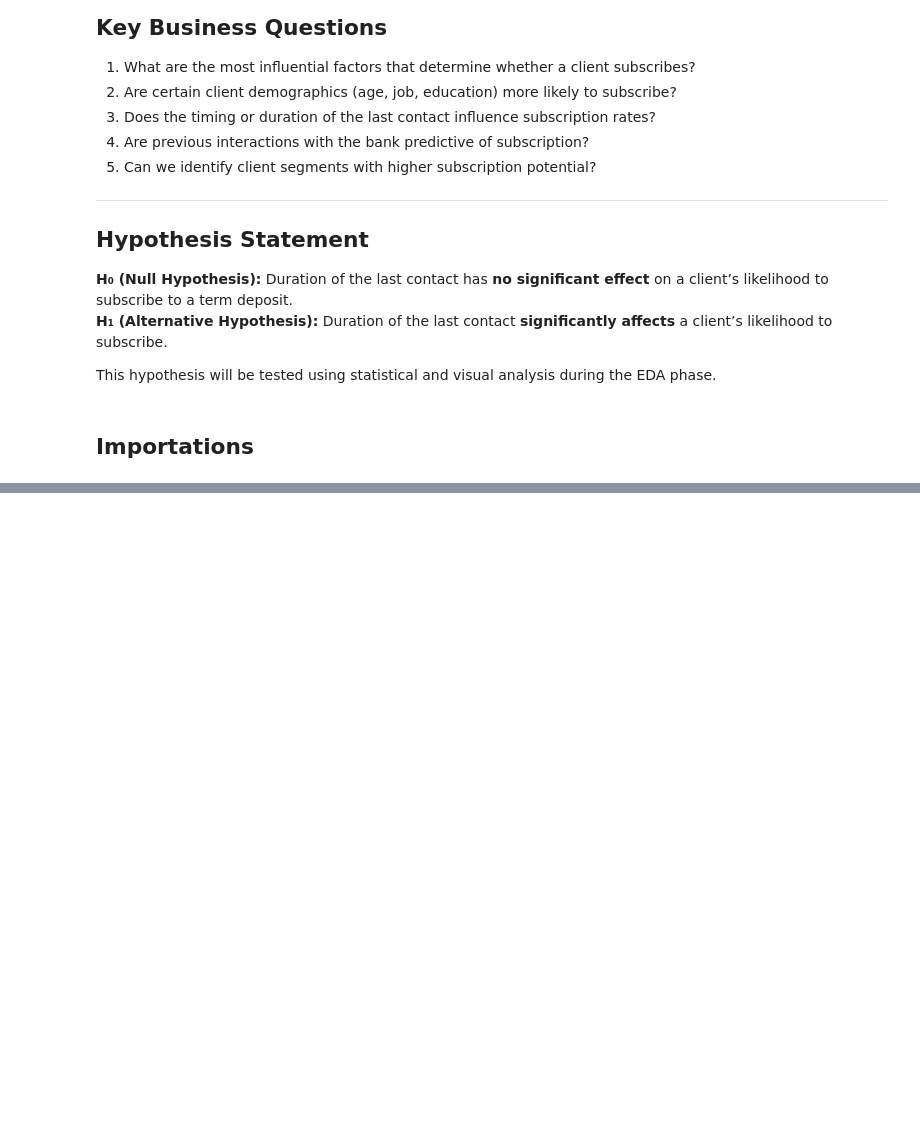
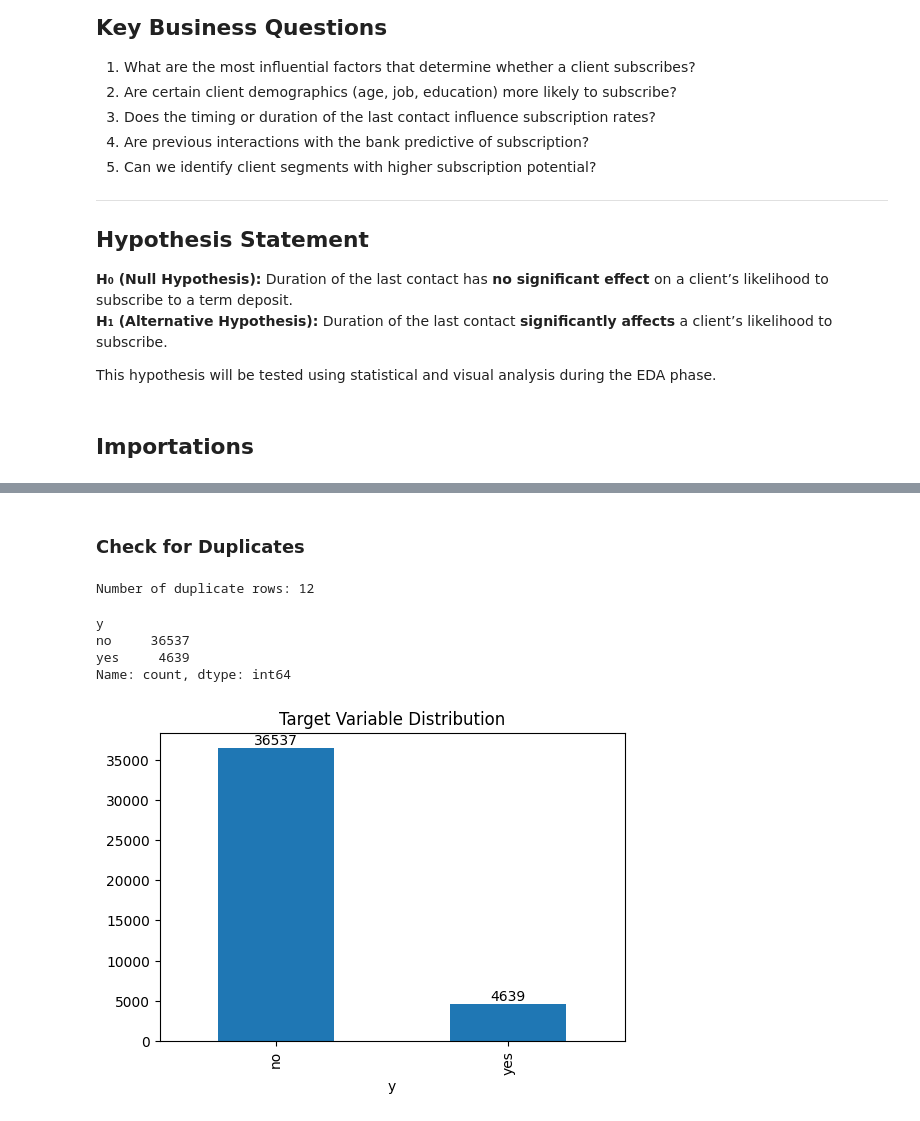
Before and after one commit to michaelodumanye/Bank-Term-Deposit-Predictor, a Jupyter notebook: notebooks/project.ipynb, the cells around one changed output, grey strips where cells are left out. Saved outputs shown, nothing was run; the diff lists cells and outputs as text; code cells hidden in the pictures; blank space fills up the shorter version.

```diff
--- a/notebooks/project.ipynb
+++ b/notebooks/project.ipynb
@@ -101,0 +116,3 @@ ModuleNotFoundError: No module named 'numpy'
+# %%
+# Load dataset
+df = pd.read_csv('../data/raw/bank-additional-full.csv', sep=';')
@@ -101,0 +203,29 @@ ModuleNotFoundError: No module named 'numpy'
+# %% [markdown]
+### Check for Duplicates
+# %%
+# Check duplicate rows count
+duplicates_count = df.duplicated().sum()
+print(f"Number of duplicate rows: {duplicates_count}")
+# %% [output]
+Number of duplicate rows: 12
+# %%
+# Remove duplicates
+df = df.drop_duplicates()
+# %%
+#  Balance check
+print(df['y'].value_counts())
+# %% [output]
+y
+no     36537
+yes     4639
+Name: count, dtype: int64
+# %%
+ax = df['y'].value_counts().plot(kind='bar', title='Target Variable Distribution', figsize=(6,4))
+for p in ax.patches:
+    height = p.get_height()
+    ax.annotate(f'{int(height)}', (p.get_x() + p.get_width() / 2, height),
+                ha='center', va='bottom')
+
+plt.show()
+# %% [output]
+[figure, added]
```
Also changed, not shown: parts of 59 cells of this notebook, 4 other files.
